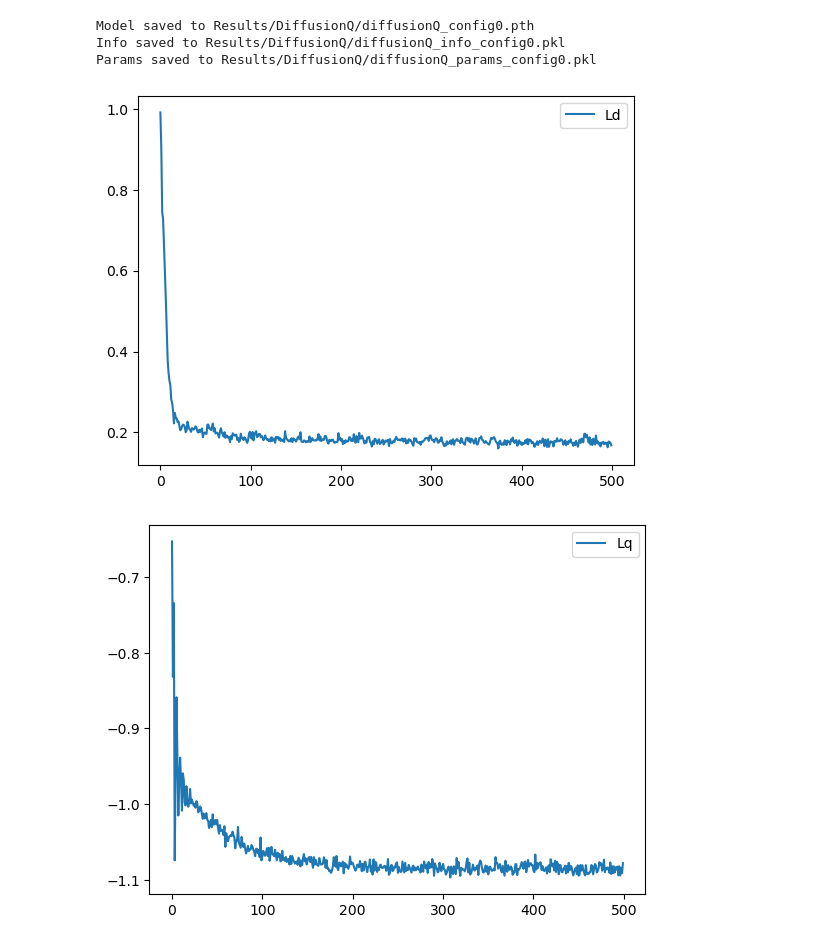
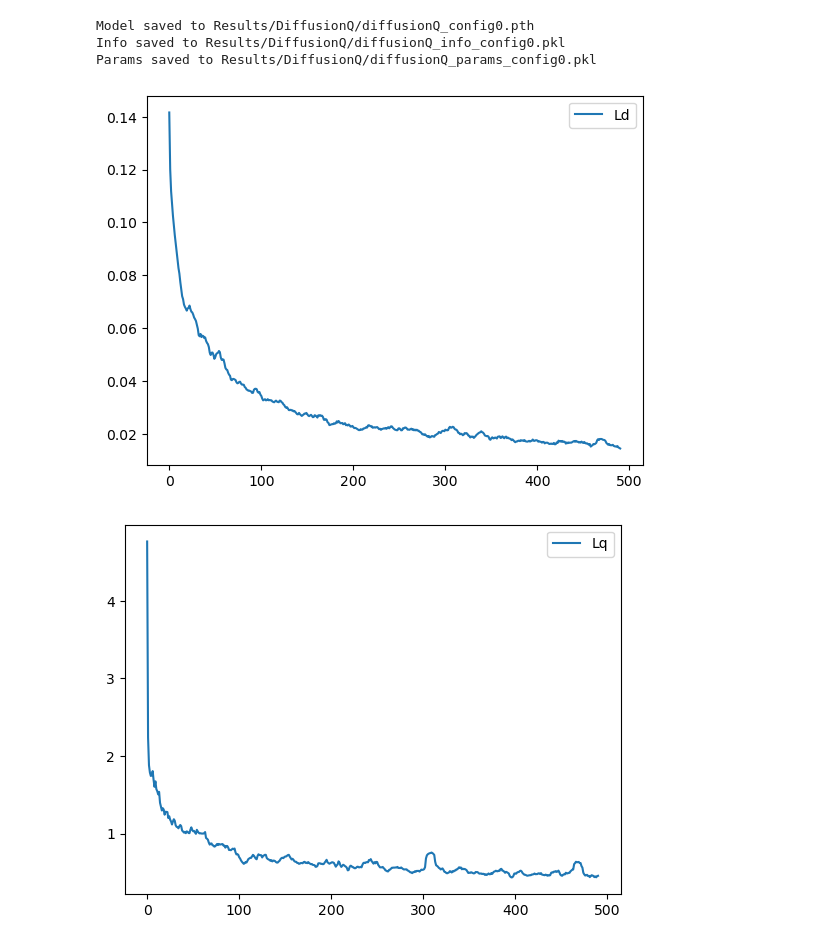
Before and after one commit to evanyeh5118/diffusion_resource_schduling_intra_slice, a Jupyter notebook: demo03a_train_diffusionQ.ipynb, the cells around one changed output. Cells and saved outputs as stored; diff of their text form; code cells hidden in the pictures.

```diff
--- a/demo03a_train_diffusionQ.ipynb
+++ b/demo03a_train_diffusionQ.ipynb
@@ -72,0 +41,12 @@ simResultTwo = policySimulator.runSimulation(mdpPolicyTwo, num_windows=num_windo
+# %%
+#with open(f'Results/DiffusionQ_dataset/dataset_01.pkl', 'rb') as f:
+#    dataset_01 = pickle.load(f)
+#with open(f'Results/DiffusionQ_dataset/dataset_02.pkl', 'rb') as f:
+#    dataset_02 = pickle.load(f)
+with open(f'Results/DiffusionQ_dataset/config{configIdx}_dataset_02.pkl', 'rb') as f:
+    dataset = pickle.load(f)
+#with open(f'Results/DiffusionQ_dataset/dataset_04.pkl', 'rb') as f:
+#    dataset = pickle.load(f)
+print(f"Size of dataset: {len(dataset['uRecord'])}")
+
+dataset_offlineRL = (dataset['uRecord'], dataset['actionsRecord'], dataset['rewardRecord'], dataset['uNextRecord'])
@@ -73,16 +55,17 @@ simResultTwo = policySimulator.runSimulation(mdpPolicyTwo, num_windows=num_windo
 # %%
 diffusionQParams = {
     'device': 'cuda',
-    'gamma': 0.1,
+    'gamma': 0.99,
     'tau': 0.005,
-    'lr': 5e-3,
-    'eta': 1.0,
-    'iql_tau': 0.95,
-    'temperature': 3.0,
+    'lr': 5e-4,
+    'Lq_weight': 1.0,
+    'Ld_weight': 1.0,
+    'iql_tau': 0.9,
+    'temperature': 5.0,
     'N_action_candidates': 50
 }
+
 diffusionPolicyInterface = DiffusionPolicyInterface(envParams, **diffusionQParams)
 model_state_dict, info = diffusionPolicyInterface.train(
-    (uRecord, actionsRecord, rewardRecord, uNextRecord),
-    env, iql_flag=True, epochs=100,batch_size=1024, sample_method="greedy")
+    dataset_offlineRL, env, iql_flag=True, epochs=500,batch_size=1024, sample_method="greedy")
 # %% [output]
@@ -114,18 +91,18 @@ Params saved to Results/DiffusionQ/diffusionQ_params_config0.pkl
 # %%
 def smooth(data, window_size=10):
     return np.convolve(data, np.ones(window_size)/window_size, mode='valid')
 
 obv_idxs = -500
-window_size = 1
+window_size = 10
 plt.plot(smooth(info['LdRecord'][obv_idxs:], window_size=window_size), label="Ld")
 plt.legend()
 plt.show()
 plt.plot(smooth(info['LqRecord'][obv_idxs:], window_size=window_size), label="Lq")
 plt.legend()
 plt.show()
 plt.plot(smooth(info['lossCriticRecord'][obv_idxs:], window_size=window_size), label="lossCritic")
 plt.legend()
 plt.show()
 # %% [output]
-[figure, old version]
+[figure, new version]
-[figure, old version]
+[figure, new version]
```
Also changed, not shown: parts of 4 cells of this notebook, 7 other files.
